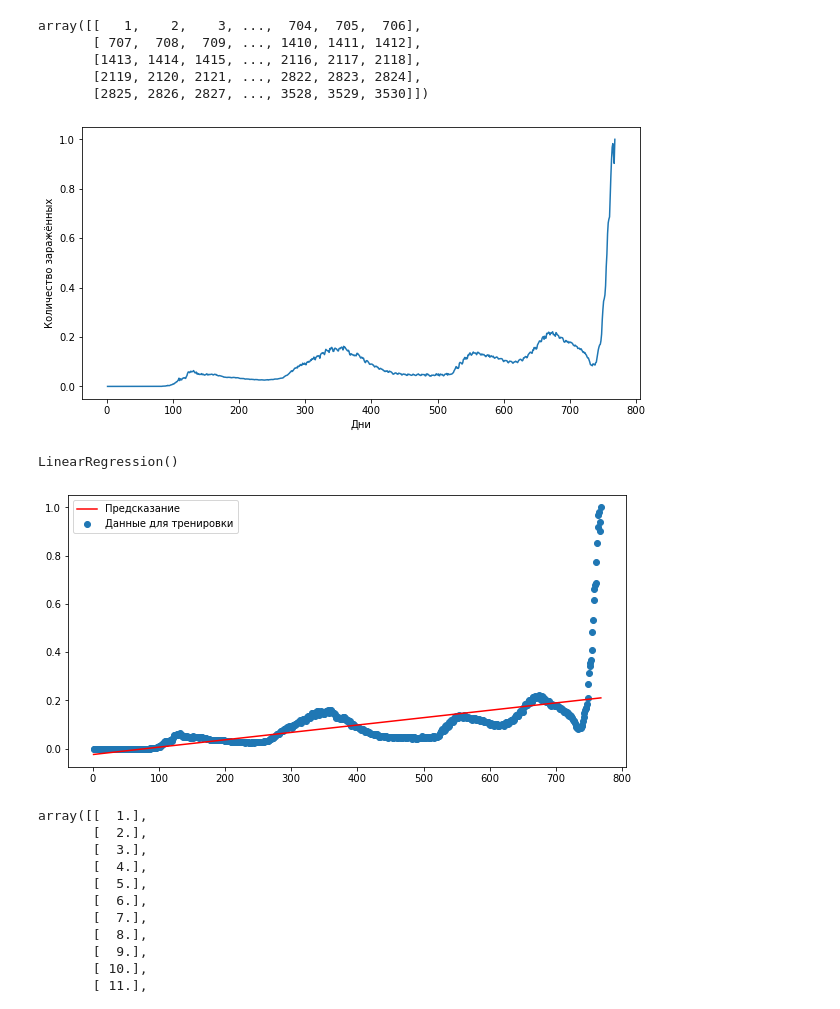
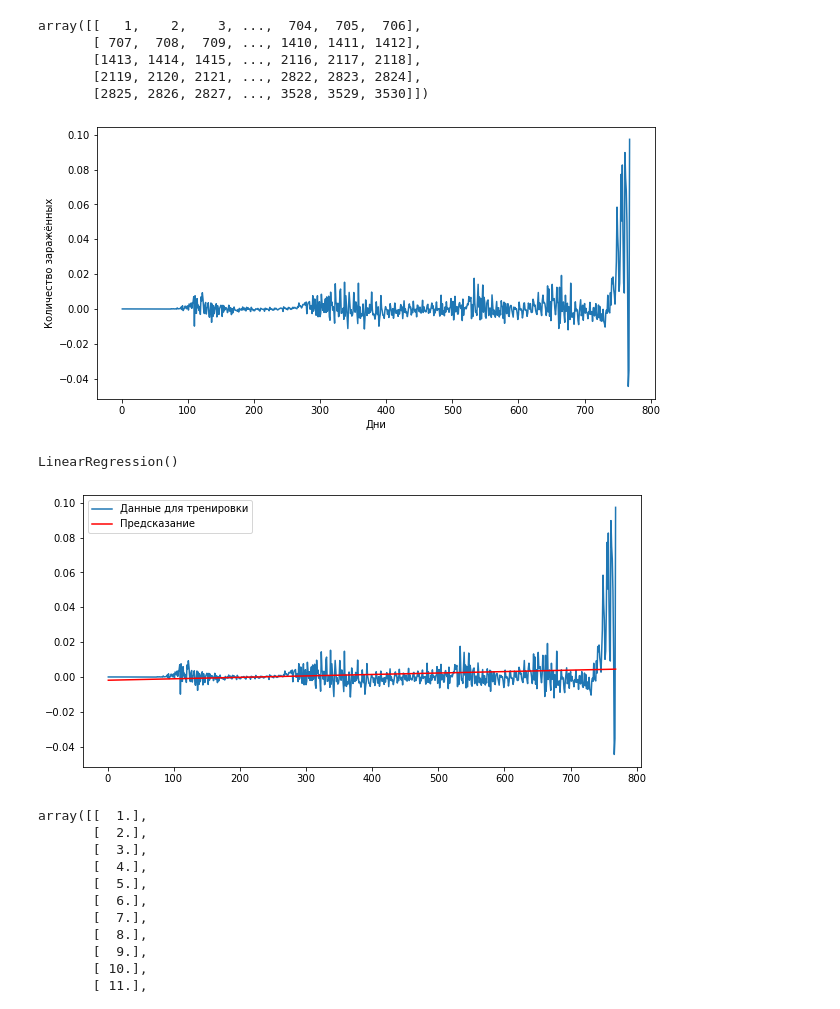
Before and after one commit to ZelshaR/Project, a Jupyter notebook: NoteBooks/Predict.ipynb, the cells around one changed output. Saved outputs shown, nothing was run; the diff lists cells and outputs as text; code cells hidden in the pictures.

```diff
--- a/NoteBooks/Predict.ipynb
+++ b/NoteBooks/Predict.ipynb
@@ -39,6 +39,10 @@ del dfdsr['Unnamed: 0']
 dfcsr = pd.read_csv('https://raw.githubusercontent.com/ZelshaR/Project/main/NoteBooks/CSVs/newdfcsr.csv')
 dfcsr.index = dfcsr['Unnamed: 0'].values
 del dfcsr['Unnamed: 0']
+
+delta = pd.read_csv('https://raw.githubusercontent.com/ZelshaR/Project/main/NoteBooks/CSVs/delta.csv')
+delta.index = delta['Unnamed: 0'].values
+del delta['Unnamed: 0']
 # %%
 #corlist = dfc.columns
 #dfcsr = dfc.copy(deep=True)
@@ -58,8 +62,8 @@ del dfcsr['Unnamed: 0']
 a = np.concatenate((dfcsr['United Kingdom'].values, dfcsr['Georgia'].values, dfcsr['Belarus'].values, dfcsr['Lithuania'].values, dfcsr['Europe'].values), axis = 0)
 #yaxis = a.reshape(6,706)
 # %%
-yaxis = dfcsr['Russia'].values
-xaxis = [i for i in range(1,len(dfcsr) + 1)]
+yaxis = delta['Russia'].values
+xaxis = [i for i in range(1,len(delta) + 1)]
 # %%
 #lol
 # %% [output]
@@ -75,7 +79,7 @@ plt.xlabel('Дни')
 plt.ylabel('Количество заражённых')
 plt.show()
 # %% [output]
-[figure, old version]
+[figure, new version]
 # %%
 xaxis1 = np.reshape(xaxis, (-1, 1))
 lr.fit(xaxis1, yaxis)
@@ -83,12 +87,12 @@ lr.fit(xaxis1, yaxis)
 LinearRegression()
 # %%
 plt.figure(figsize=(10,5))
-plt.scatter(xaxis, yaxis, label='Данные для тренировки')
+plt.plot(xaxis, yaxis, label='Данные для тренировки')
 plt.plot(xaxis,lr.predict(xaxis1), label='Предсказание', c='red')
 plt.legend()
 plt.show()
 # %% [output]
-[figure, old version]
+[figure, new version]
 # %%
 xaxis_
 # %% [output]
```
Also changed, not shown: parts of 2 cells of this notebook, 6 other files.
